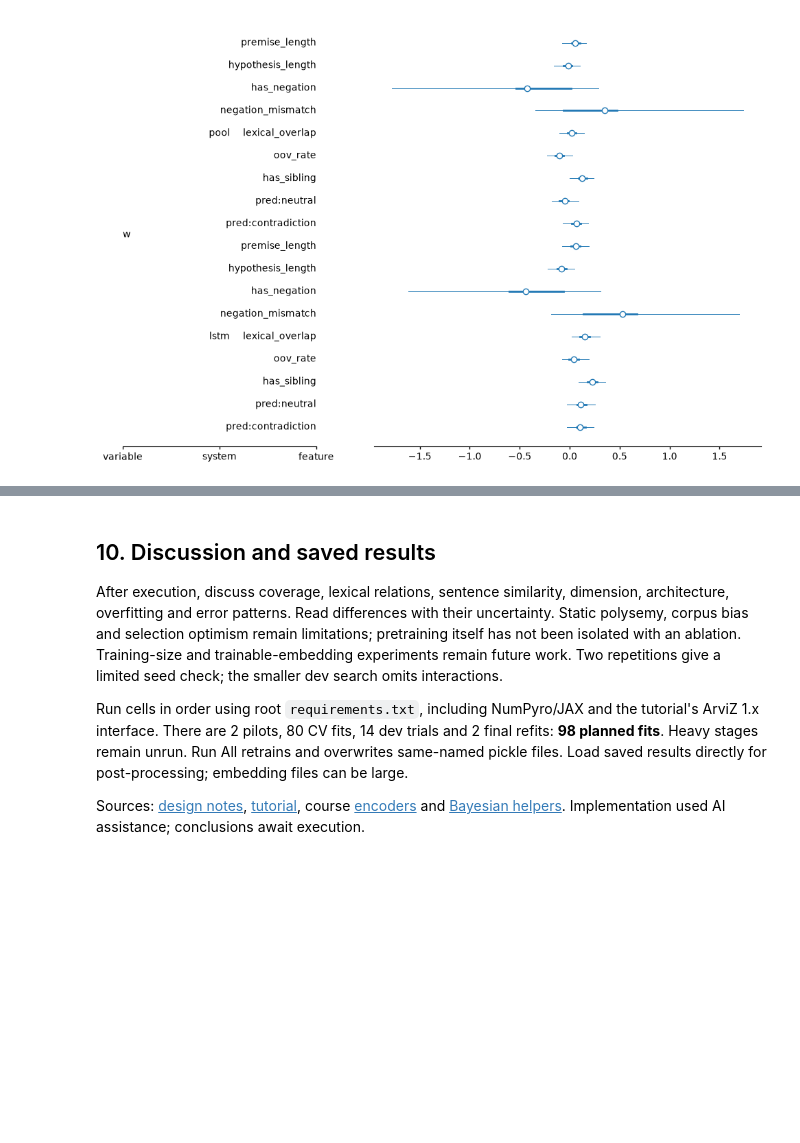
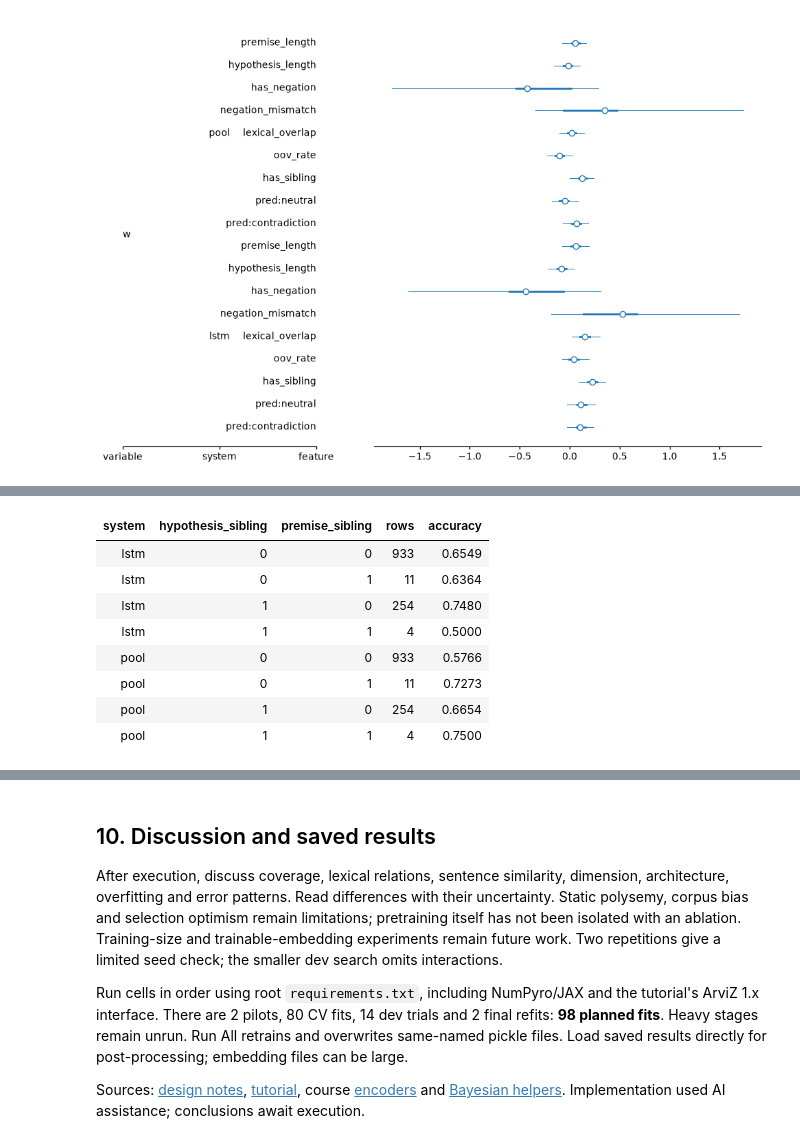
Before and after one commit to liangzaitz/nlp1-student-gp57, a Jupyter notebook: part2/project2_results/project2_executed.ipynb, the cells around one changed output, grey strips where cells are left out. Saved outputs shown, nothing was run; the diff lists cells and outputs as text; code cells hidden in the pictures; blank space fills up the shorter version.

```diff
--- a/part2/project2_results/project2_executed.ipynb
+++ b/part2/project2_results/project2_executed.ipynb
@@ -1251,3 +1323,81 @@ for variable in ['sys_shift','accuracy','w']:
 [figure]
 [figure]
 [figure]
+# %%
+import sys, pickle
+import numpy as np
+import pandas as pd
+from pathlib import Path
+from IPython.display import display
+
+ROOT = '/home/scur0565/nlp1-student-gp57'
+sys.path.insert(0, ROOT)
+from part2 import clslib
+
+SCRATCH = Path('/scratch-shared/scur0565/project2/RESULTS')
+SELECTED = Path(ROOT) / 'part2/project2_results/RESULTS_selected'
+THRESH = 0.95
+
+with open(SELECTED / 'qualitative_errors.pkl', 'rb') as f:
+    df = pickle.load(f)
+with open(SCRATCH / 'train_dev_tokens.pkl', 'rb') as f:
+    train_premises = pickle.load(f)['train', 'pool']['premise']
+with open(SCRATCH / 'glove_300.pkl', 'rb') as f:
+    emb = pickle.load(f)
+
+tokenizer = clslib.BasicTokenizer(lowercase=True, remove_punct=True, remove_stopwords=True)
+
+def pooled(token_lists):
+    return np.stack([emb.vectors[[emb.index(w) for w in s] or [emb.vocab.default_index]].mean(0)
+                     for s in token_lists]).astype(np.float32)
+
+def unit(x):
+    return x / np.maximum(np.linalg.norm(x, axis=1, keepdims=True), 1e-12)
+
+# training premises (each appears in several pairs, so deduplicate)
+unique_train = list({tuple(s): s for s in train_premises}.values())
+train_vectors = unit(pooled(unique_train))
+
+# nearest training premise for each distinct test premise
+test_premises = df['premise'].drop_duplicates().tolist()
+test_vectors = unit(pooled([tokenizer.tokens(t) for t in test_premises]))
+premise_cosine = pd.Series((test_vectors @ train_vectors.T).max(1), index=test_premises)
+
+df = df.copy()
+df['premise_cosine'] = df['premise'].map(premise_cosine)
+df['premise_sibling'] = (df['premise_cosine'] >= THRESH).astype(int)
+df['hypothesis_sibling'] = (df['sibling_cosine'] >= THRESH).astype(int)
+
+print(f'Test premises with a training premise at cosine >= {THRESH}: '
+      f'{(premise_cosine >= THRESH).mean():.1%} of {len(premise_cosine)} premises')
+
+# 1) accuracy with and without a premise sibling
+summary = (df.groupby(['system', 'premise_sibling'])
+             .agg(premises=('premise', 'nunique'), rows=('correct', 'size'), accuracy=('correct', 'mean'))
+             .reset_index())
+display(summary.style.hide(axis='index').format({'accuracy': '{:.4f}'}))
+
+# 2) the same, split by whether the hypothesis also has a sibling at this threshold
+two_by_two = (df.groupby(['system', 'hypothesis_sibling', 'premise_sibling'])
+                .agg(rows=('correct', 'size'), accuracy=('correct', 'mean')).reset_index())
+display(two_by_two.style.hide(axis='index').format({'accuracy': '{:.4f}'}))
+
+# 3) accuracy difference (with minus without premise sibling), bootstrapped over premises
+rng = np.random.default_rng(0)
+
+def boot_diff(d, n_boot=5000):
+    per = d.groupby('premise').agg(n=('correct', 'size'), c=('correct', 'sum'), flag=('premise_sibling', 'first'))
+    yes, no = per[per.flag.eq(1)], per[per.flag.eq(0)]
+    if len(yes) == 0 or len(no) == 0:
+        return np.nan, np.nan, np.nan
+    yn, yc, nn, nc = (yes.n.to_numpy(), yes.c.to_numpy(), no.n.to_numpy(), no.c.to_numpy())
+    observed = yc.sum()/yn.sum() - nc.sum()/nn.sum()
+    ia = rng.integers(0, len(yn), (n_boot, len(yn)))
+    ib = rng.integers(0, len(nn), (n_boot, len(nn)))
+    diffs = yc[ia].sum(1)/yn[ia].sum(1) - nc[ib].sum(1)/nn[ib].sum(1)
+    return observed, *np.percentile(diffs, [2.5, 97.5])
+
+result = pd.DataFrame([dict(system=s, **dict(zip(['difference', 'ci_low', 'ci_high'], boot_diff(d))))
+                       for s, d in df.groupby('system')])
+display(result.style.hide(axis='index').format({c: '{:+.2%}' for c in ['difference', 'ci_low', 'ci_high']}))
+# %% [output]
@@ -1253,0 +1410,9 @@ for variable in ['sys_shift','accuracy','w']:
+| system | hypothesis_sibling | premise_sibling | rows | accuracy |
+| lstm | 0 | 0 | 933 | 0.6549 |
+| lstm | 0 | 1 | 11 | 0.6364 |
+| lstm | 1 | 0 | 254 | 0.7480 |
+| lstm | 1 | 1 | 4 | 0.5000 |
+| pool | 0 | 0 | 933 | 0.5766 |
+| pool | 0 | 1 | 11 | 0.7273 |
+| pool | 1 | 0 | 254 | 0.6654 |
+| pool | 1 | 1 | 4 | 0.7500 |
```
Also changed, not shown: parts of 7 cells of this notebook, 7 other files.
